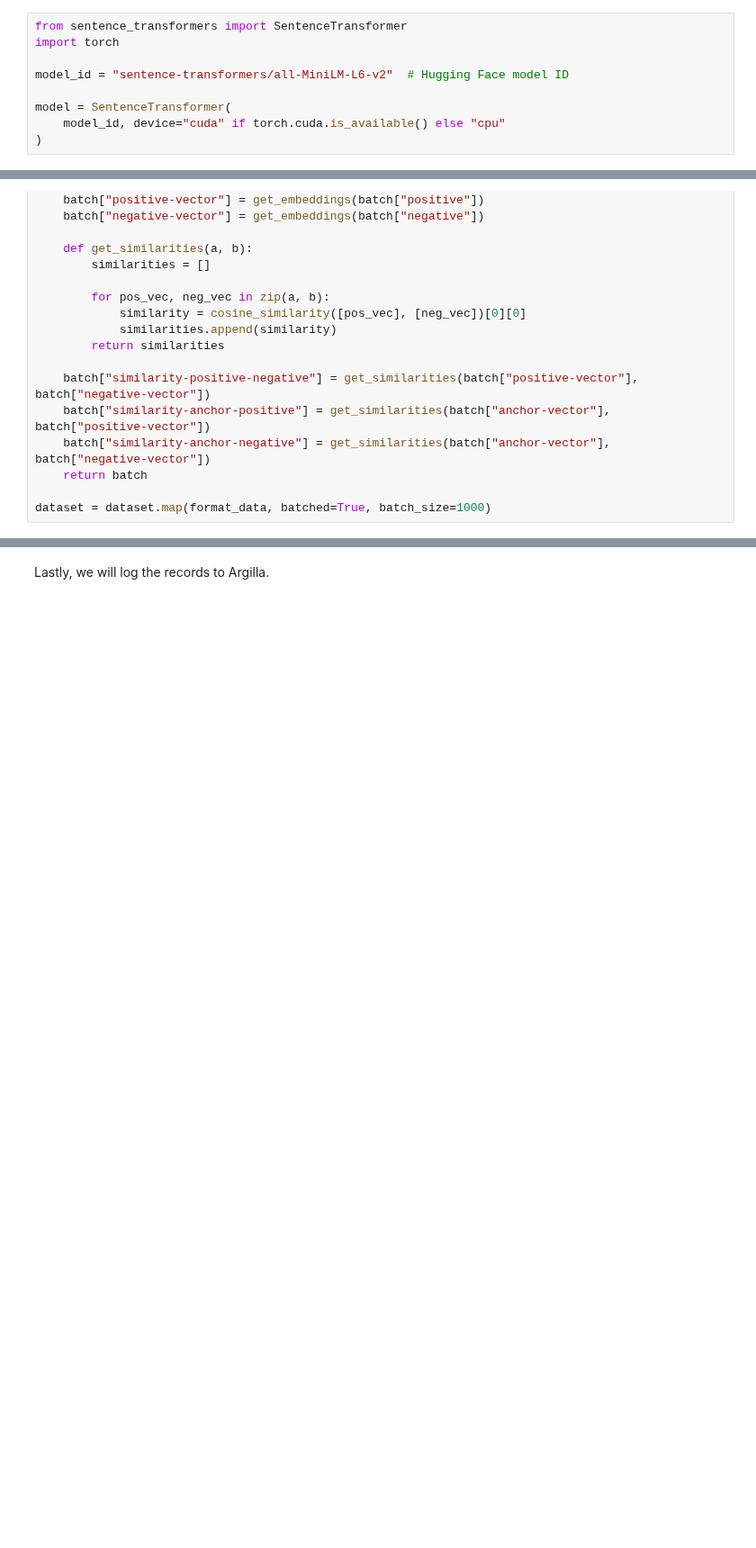
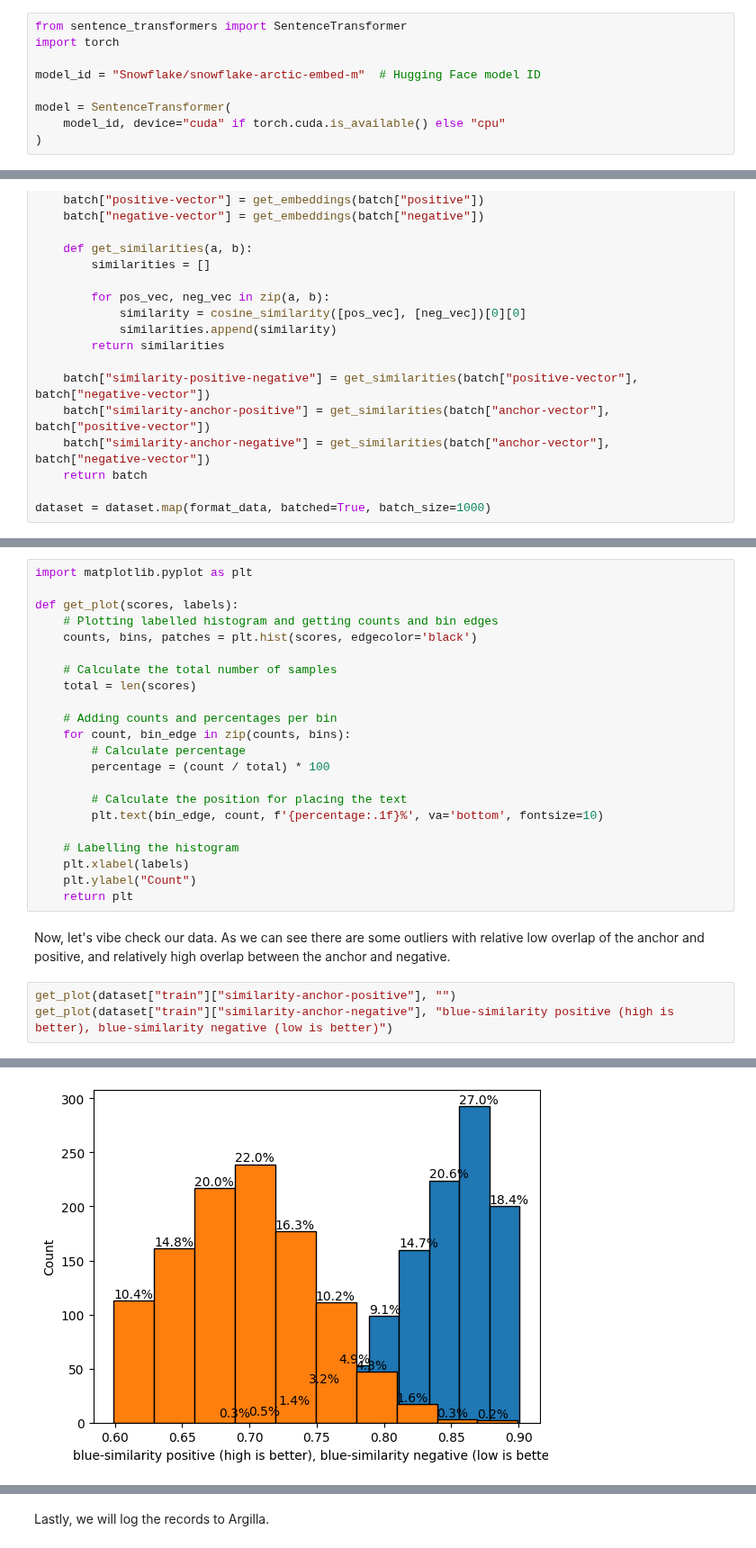
Before and after one commit to zenml-io/zenml-projects, a Jupyter notebook: llm-complete-guide/notebooks/argilla_embeddings.ipynb, the cells around one changed output, grey strips where cells are left out. Shown at 90% size. Saved outputs shown, nothing was run; the diff lists cells and outputs as text; blank space fills up the shorter version.

Commit message:
Add workflow for basic dataset filtering

```diff
--- a/llm-complete-guide/notebooks/argilla_embeddings.ipynb
+++ b/llm-complete-guide/notebooks/argilla_embeddings.ipynb
@@ -144,7 +155,7 @@ dataset = load_dataset("zenml/rag_qa_embedding_questions_0_60_0_distilabel", spl
 from sentence_transformers import SentenceTransformer
 import torch
 
-model_id = "sentence-transformers/all-MiniLM-L6-v2"  # Hugging Face model ID
+model_id = "Snowflake/snowflake-arctic-embed-m"  # Hugging Face model ID
 
 model = SentenceTransformer(
     model_id, device="cuda" if torch.cuda.is_available() else "cpu"
@@ -240,0 +192,28 @@ dataset = dataset.map(format_data, batched=True, batch_size=1000)
+# %%
+import matplotlib.pyplot as plt
+
+def get_plot(scores, labels):
+    # Plotting labelled histogram and getting counts and bin edges
+    counts, bins, patches = plt.hist(scores, edgecolor='black')
+
+    # Calculate the total number of samples
+    total = len(scores)
+
+    # Adding counts and percentages per bin
+    for count, bin_edge in zip(counts, bins):
+        # Calculate percentage
+        percentage = (count / total) * 100
+
+        # Calculate the position for placing the text
+        plt.text(bin_edge, count, f'{percentage:.1f}%', va='bottom', fontsize=10)
+
+    # Labelling the histogram
+    plt.xlabel(labels)
+    plt.ylabel("Count")
+    return plt
+# %% [markdown]
+Now, let's vibe check our data. As we can see there are some outliers with relative low overlap of the anchor and positive, and relatively high overlap between the anchor and negative.
+# %%
+get_plot(dataset["train"]["similarity-anchor-positive"], "")
+get_plot(dataset["train"]["similarity-anchor-negative"], "blue-similarity positive (high is better), blue-similarity negative (low is better)")
+# %% [output]
@@ -240,0 +221 @@ dataset = dataset.map(format_data, batched=True, batch_size=1000)
+[figure, added]
```
Also changed, not shown: parts of 27 cells of this notebook.
